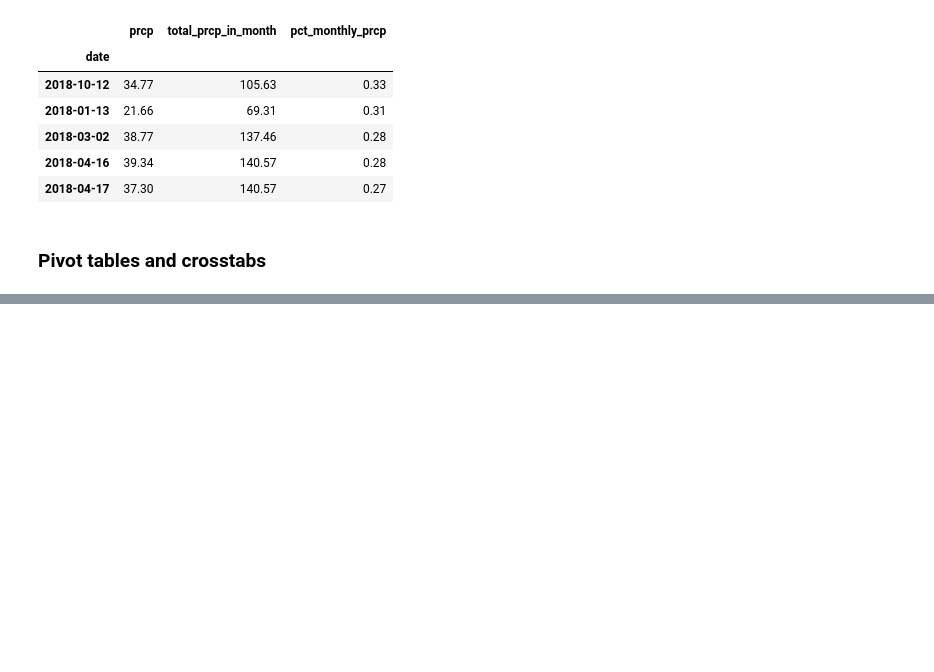
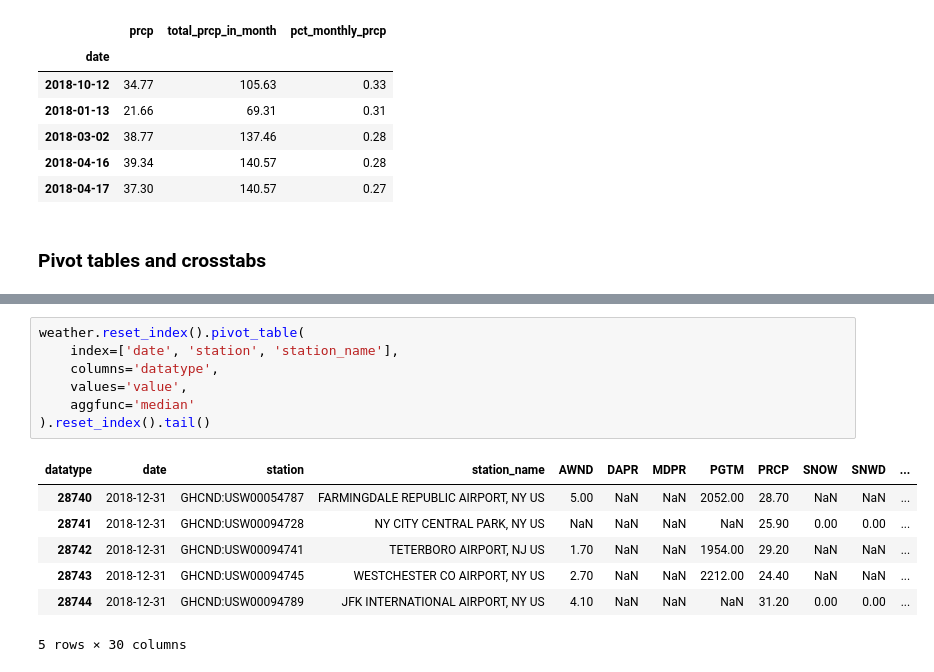
Before and after one commit to pydatawrangler/eda_ref, a Jupyter notebook: hands_on_pandas/notebooks/08_hands_on_pandas_chap4_pg228.ipynb, the cells around one changed output, grey strips where cells are left out. Saved outputs shown, nothing was run; the diff lists cells and outputs as text; blank space fills up the shorter version.

```diff
--- a/hands_on_pandas/notebooks/08_hands_on_pandas_chap4_pg228.ipynb
+++ b/hands_on_pandas/notebooks/08_hands_on_pandas_chap4_pg228.ipynb
@@ -222,0 +239,15 @@ Name: value, dtype: float64
+# %%
+weather.reset_index().pivot_table(
+    index=['date', 'station', 'station_name'],
+    columns='datatype',
+    values='value',
+    aggfunc='median'
+).reset_index().tail()
+# %% [output]
+| datatype | date | station | station_name | AWND | DAPR | MDPR | PGTM | PRCP | SNOW | SNWD | ... |
+| 28740 | 2018-12-31 | GHCND:USW00054787 | FARMINGDALE REPUBLIC AIRPORT, NY US | 5.00 | NaN | NaN | 2052.00 | 28.70 | NaN | NaN | ... |
+| 28741 | 2018-12-31 | GHCND:USW00094728 | NY CITY CENTRAL PARK, NY US | NaN | NaN | NaN | NaN | 25.90 | 0.00 | 0.00 | ... |
+| 28742 | 2018-12-31 | GHCND:USW00094741 | TETERBORO AIRPORT, NJ US | 1.70 | NaN | NaN | 1954.00 | 29.20 | NaN | NaN | ... |
+| 28743 | 2018-12-31 | GHCND:USW00094745 | WESTCHESTER CO AIRPORT, NY US | 2.70 | NaN | NaN | 2212.00 | 24.40 | NaN | NaN | ... |
+| 28744 | 2018-12-31 | GHCND:USW00094789 | JFK INTERNATIONAL AIRPORT, NY US | 4.10 | NaN | NaN | NaN | 31.20 | 0.00 | 0.00 | ... |
+5 rows × 30 columns
```
Also changed, not shown: parts of 47 cells of this notebook, 1 other file.
